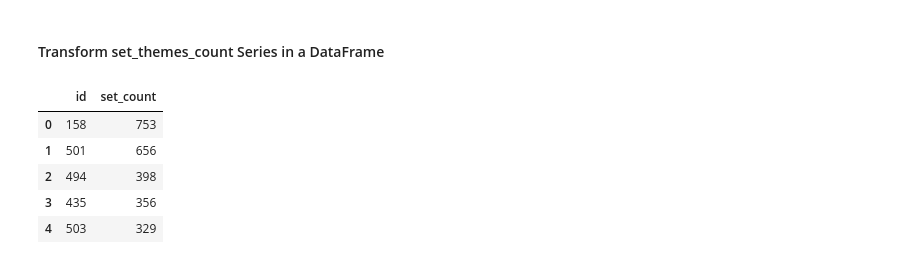
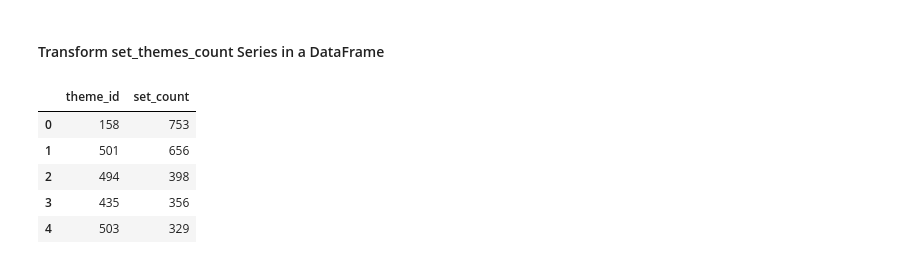
Before and after one commit to Zamir29/100-days-of-Python, a Jupyter notebook: day_74/Lego_Analysis_for_Course.ipynb, the cells around one changed output. Cells and saved outputs as stored; diff of their text form; code cells hidden in the pictures.

```diff
--- a/day_74/Lego_Analysis_for_Course.ipynb
+++ b/day_74/Lego_Analysis_for_Course.ipynb
@@ -377,13 +377,13 @@ sets_df[sets_df['theme_id'] == star_wars_id['id'][174]]
 #### Transform set_themes_count Series in a DataFrame
 # %%
 set_theme_count = pd.DataFrame({
-    'id': set_theme_count.index,
+    'theme_id': set_theme_count.index,
     'set_count':set_theme_count.values,
 })
 
 set_theme_count.head()
 # %% [output]
-|  | id | set_count |
+|  | theme_id | set_count |
 | 0 | 158 | 753 |
 | 1 | 501 | 656 |
 | 2 | 494 | 398 |
```
Also changed, not shown: parts of 3 cells of this notebook.
